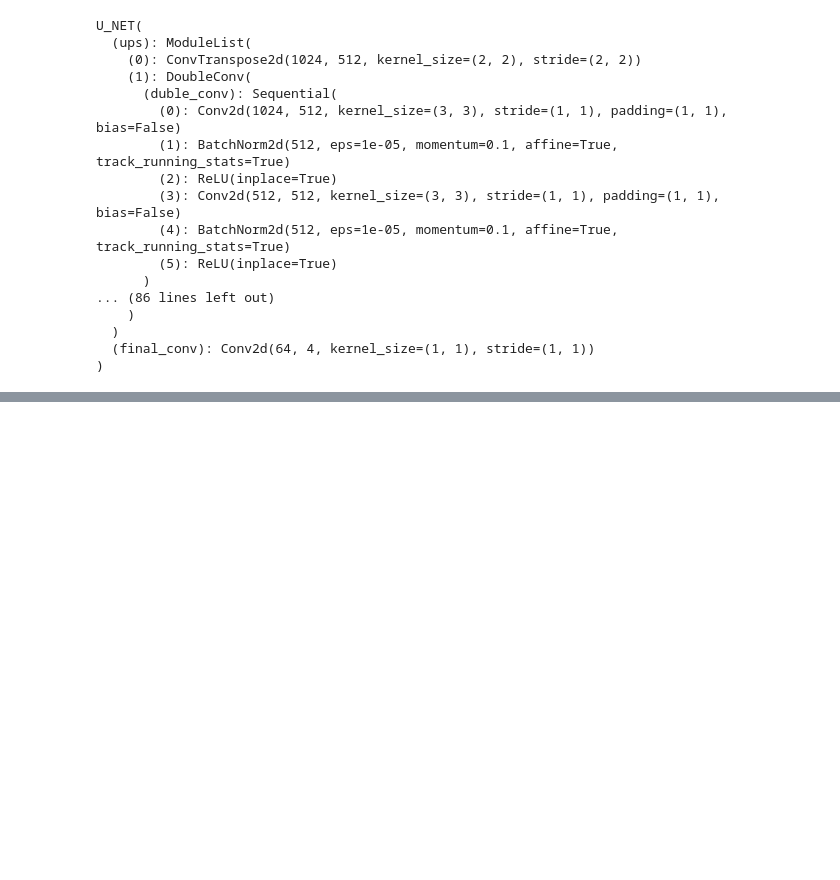
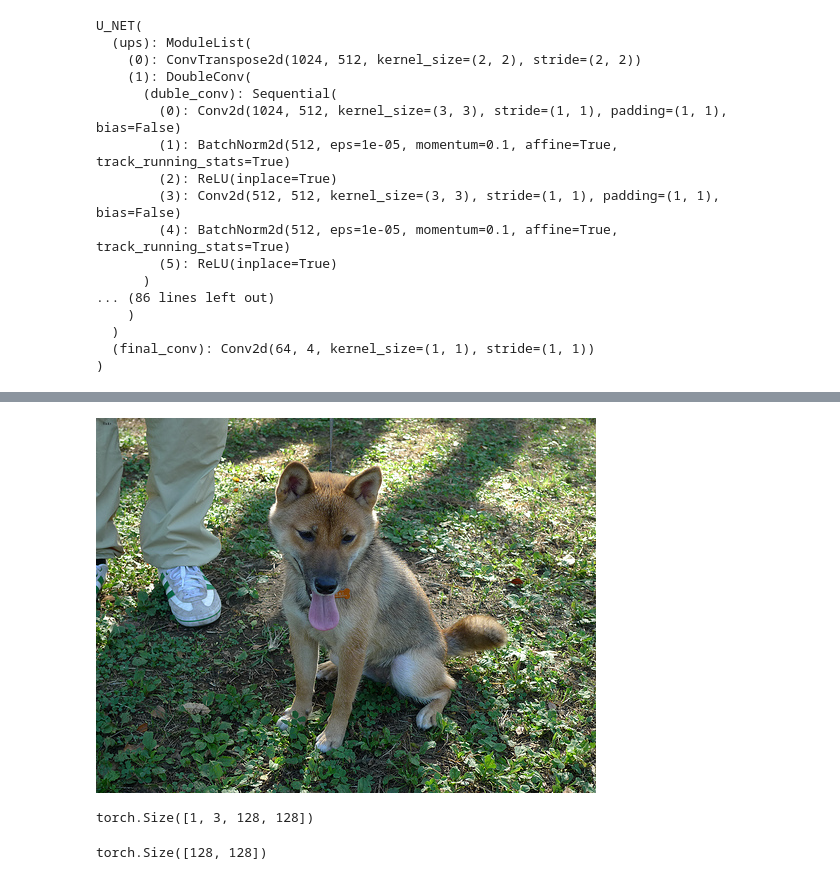
Before and after one commit to Fatemeh-Farnaghizadeh/Semantic_Segmentation_U-NET_Implementation_from_Scratch, a Jupyter notebook: Semantic_Segmentation.ipynb, the cells around one changed output, grey strips where cells are left out. Cells and saved outputs as stored; diff of their text form; code cells hidden in the pictures; blank space fills up the shorter version.

```diff
--- a/Semantic_Segmentation.ipynb
+++ b/Semantic_Segmentation.ipynb
@@ -227,0 +344,5 @@ U_NET(
+# %%
+test_image = Image.open('data/images/shiba_inu_115.jpg')
+test_image
+# %% [output]
+[figure, added]
@@ -227,0 +354,10 @@ U_NET(
+# %%
+test_image.shape
+# %% [output]
+torch.Size([1, 3, 128, 128])
+# %%
+pred = loaded_model(test_image).squeeze(0)
+pred = pred.argmax(dim=0).cpu()
+pred.shape
+# %% [output]
+torch.Size([128, 128])
```
Also changed, not shown: parts of 12 cells of this notebook.
